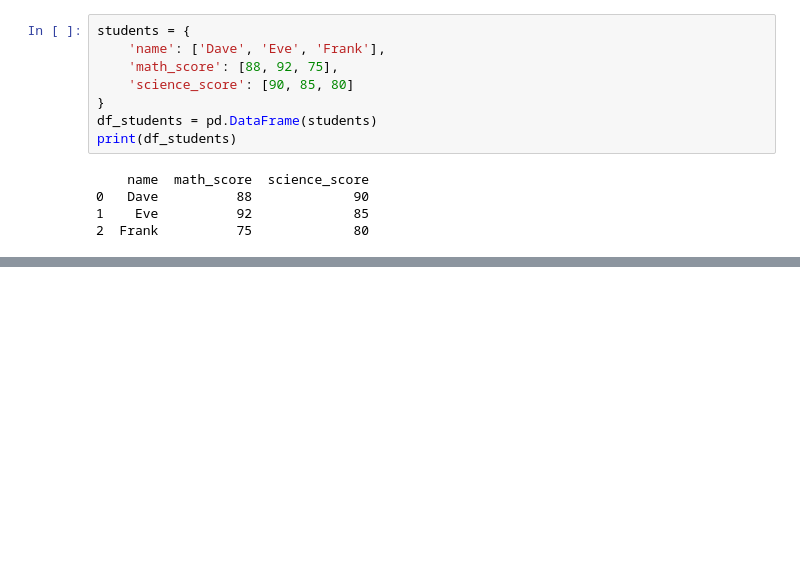
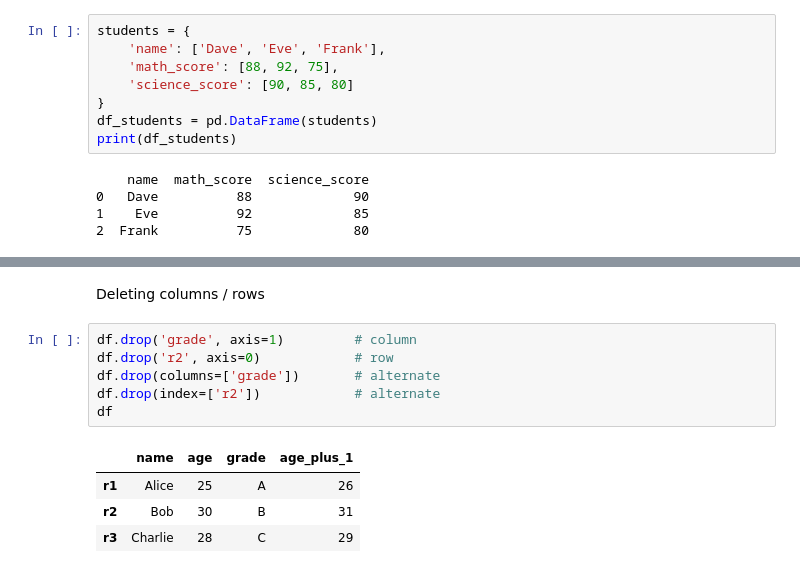
Before and after one commit to Tejas125/Learn-PySpark, a Jupyter notebook: Day 5/pandas_practice_1.ipynb, the cells around one changed output, grey strips where cells are left out. Saved outputs shown, nothing was run; the diff lists cells and outputs as text; blank space fills up the shorter version.

```diff
--- a/Day 5/pandas_practice_1.ipynb
+++ b/Day 5/pandas_practice_1.ipynb
@@ -115,0 +262,13 @@ print(df_students)
+# %% [markdown]
+Deleting columns / rows
+# %%
+df.drop('grade', axis=1)         # column
+df.drop('r2', axis=0)            # row
+df.drop(columns=['grade'])       # alternate
+df.drop(index=['r2'])            # alternate
+df
+# %% [output]
+|  | name | age | grade | age_plus_1 |
+| r1 | Alice | 25 | A | 26 |
+| r2 | Bob | 30 | B | 31 |
+| r3 | Charlie | 28 | C | 29 |
```
Also changed, not shown: parts of 39 cells of this notebook, 4 other files.
